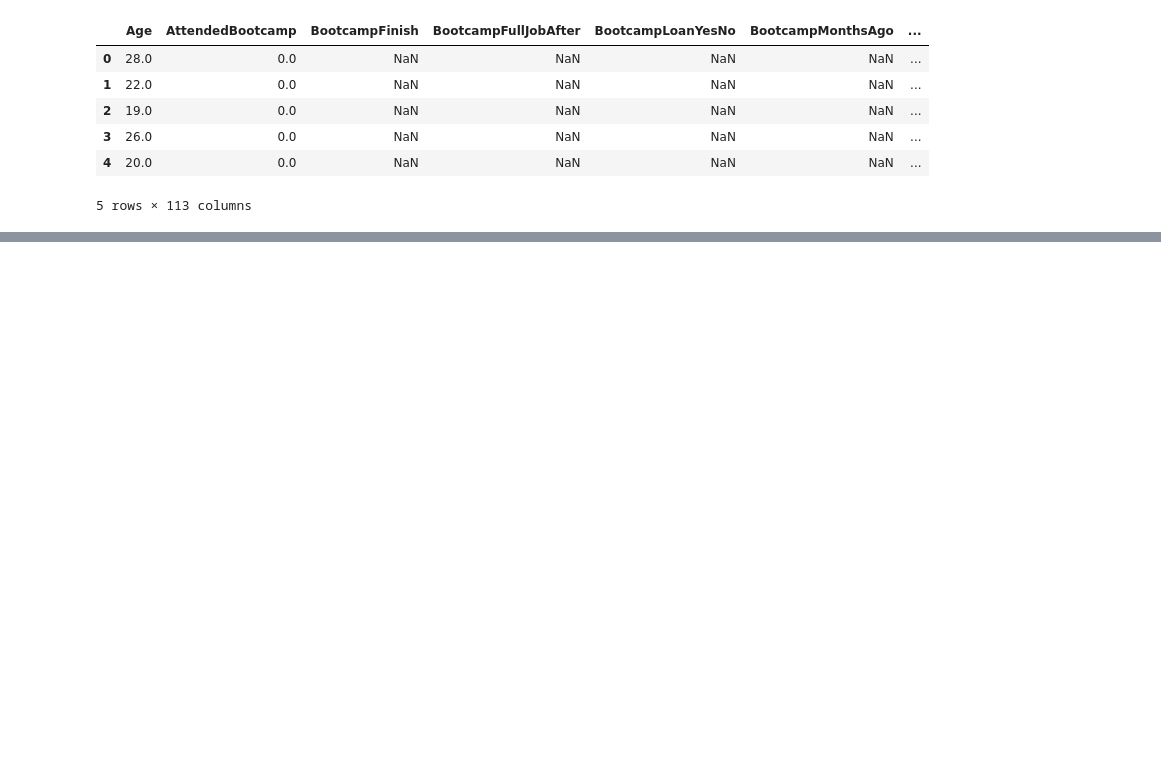
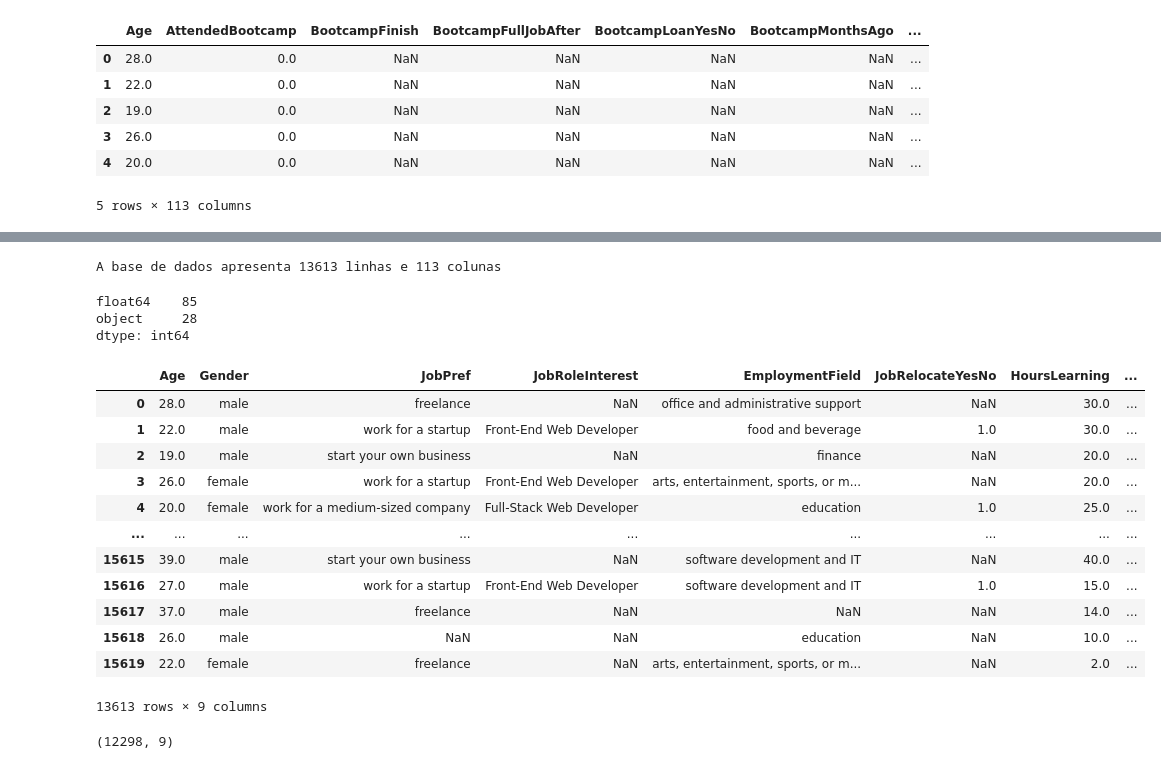
Before and after one commit to guilpassos/Data_Science, a Jupyter notebook: Fuctura_Python3_Aula03_parte02.ipynb, the cells around one changed output, grey strips where cells are left out. Cells and saved outputs as stored; diff of their text form; code cells hidden in the pictures; blank space fills up the shorter version.

```diff
--- a/Fuctura_Python3_Aula03_parte02.ipynb
+++ b/Fuctura_Python3_Aula03_parte02.ipynb
@@ -21,0 +67,2 @@ dados.head()
+# %%
+dados.dropna(subset = ['Age'], inplace=True)
@@ -21,0 +103,30 @@ dados.head()
+# %%
+print(f'A base de dados apresenta {dados.shape[0]} linhas e {dados.shape[1]} colunas')
+# %% [output]
+A base de dados apresenta 13613 linhas e 113 colunas
+# %%
+dados.dtypes.value_counts()
+# %% [output]
+float64    85
+object     28
+dtype: int64
+# %%
+#Criando um novo novo Data Frame apenas com as colunas que queremos:
+dados = dados[['Age', 'Gender', 'JobPref', 'JobRoleInterest',
+               'EmploymentField', 'JobRelocateYesNo',
+               'HoursLearning', 'MoneyForLearning', 'AttendedBootcamp']]
+dados
+# %% [output]
+|  | Age | Gender | JobPref | JobRoleInterest | EmploymentField | JobRelocateYesNo | HoursLearning | ... |
+| 0 | 28.0 | male | freelance | NaN | office and administrative support | NaN | 30.0 | ... |
+| 1 | 22.0 | male | work for a startup | Front-End Web Developer | food and beverage | 1.0 | 30.0 | ... |
+| 2 | 19.0 | male | start your own business | NaN | finance | NaN | 20.0 | ... |
+| 3 | 26.0 | female | work for a startup | Front-End Web Developer | arts, entertainment, sports, or m... | NaN | 20.0 | ... |
+| 4 | 20.0 | female | work for a medium-sized company | Full-Stack Web Developer | education | 1.0 | 25.0 | ... |
+| ... | ... | ... | ... | ... | ... | ... | ... | ... |
+| 15615 | 39.0 | male | start your own business | NaN | software development and IT | NaN | 40.0 | ... |
+| 15616 | 27.0 | male | work for a startup | Front-End Web Developer | software development and IT | 1.0 | 15.0 | ... |
+| 15617 | 37.0 | male | freelance | NaN | NaN | NaN | 14.0 | ... |
+| 15618 | 26.0 | male | NaN | NaN | education | NaN | 10.0 | ... |
+| 15619 | 22.0 | female | freelance | NaN | arts, entertainment, sports, or m... | NaN | 2.0 | ... |
+13613 rows × 9 columns
@@ -21,0 +135,4 @@ dados.head()
+# %%
+dados.shape
+# %% [output]
+(12298, 9)
```
Also changed, not shown: parts of 12 cells of this notebook.
